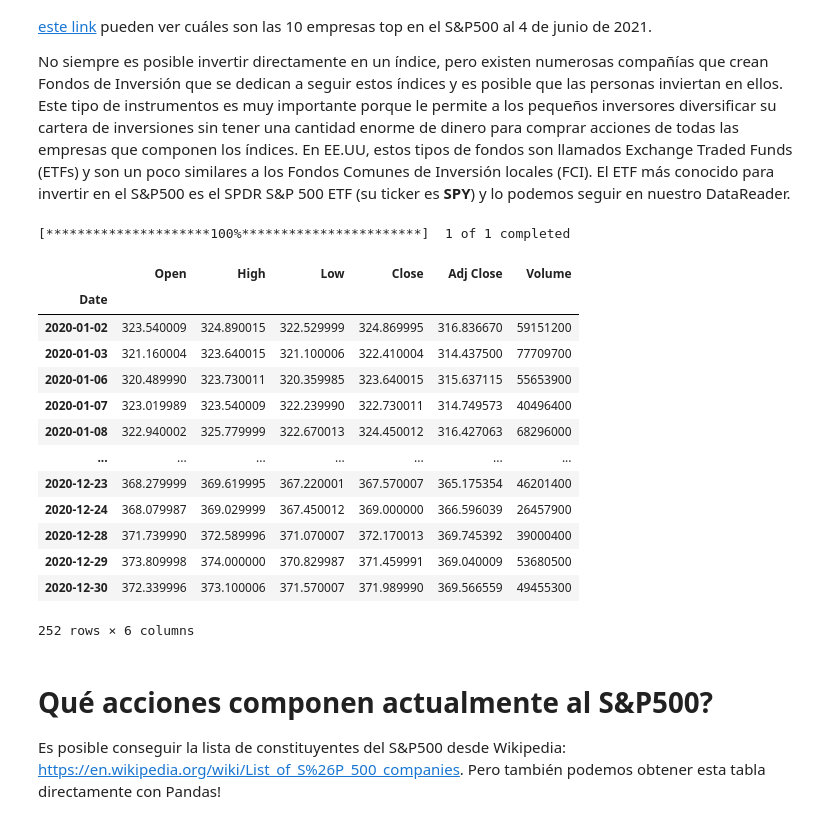
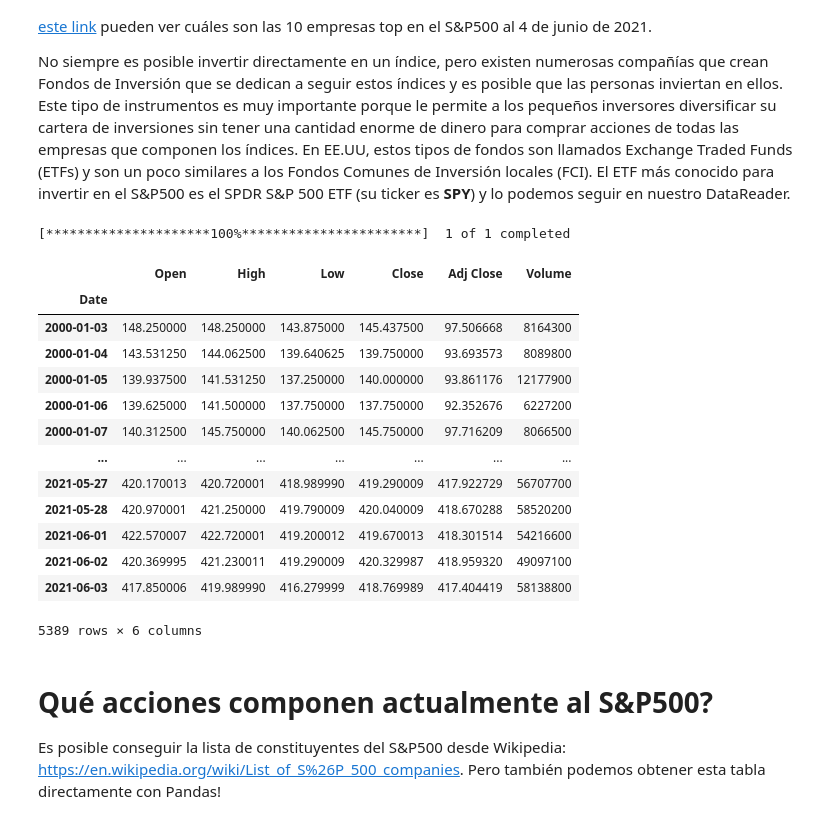
Before and after one commit to exsantucho/EntregasMentoria, a Jupyter notebook: Práctico 2 - Exploración y Curación de datos-V01-E.ipynb, the cells around one changed output. Cells and saved outputs as stored; diff of their text form; code cells hidden in the pictures.

```diff
--- a/Práctico 2 - Exploración y Curación de datos-V01-E.ipynb
+++ b/Práctico 2 - Exploración y Curación de datos-V01-E.ipynb
@@ -22,43 +22,43 @@ import seaborn as sns
 # %%
 #------Desestimo lo de arriba porque no corre---------------
 # tickers = ['SPY']
 
 # start_date = '2000-01-01'
 # end_date = '2020-12-31'
 
 # data.DataReader(
 #     tickers,
 #     start=start_date,
 #     end=end_date,
 #     data_source='yahoo',
 # )["Adj Close"].plot(figsize=(16,9))
 #------Desestimo lo de arriba porque no corre---------------
 
 yf.pdr_override()
 
 # download dataframe
-start_date = "2020-01-01"
-end_date = "2020-12-31"
+start_date = "2000-01-01"
+end_date = "2021-06-04"
 data_spy = data.get_data_yahoo("SPY", start=start_date, end=end_date)
 # data_spy.head()
 # data_spy['Adj Close'].plot(figsize=(16,9))
 data_spy
 # %% [output]
 [*********************100%***********************]  1 of 1 completed
 |  | Open | High | Low | Close | Adj Close | Volume |
 | Date |  |  |  |  |  |  |
-| 2020-01-02 | 323.540009 | 324.890015 | 322.529999 | 324.869995 | 316.836670 | 59151200 |
-| 2020-01-03 | 321.160004 | 323.640015 | 321.100006 | 322.410004 | 314.437500 | 77709700 |
-| 2020-01-06 | 320.489990 | 323.730011 | 320.359985 | 323.640015 | 315.637115 | 55653900 |
-| 2020-01-07 | 323.019989 | 323.540009 | 322.239990 | 322.730011 | 314.749573 | 40496400 |
-| 2020-01-08 | 322.940002 | 325.779999 | 322.670013 | 324.450012 | 316.427063 | 68296000 |
+| 2000-01-03 | 148.250000 | 148.250000 | 143.875000 | 145.437500 | 97.506668 | 8164300 |
+| 2000-01-04 | 143.531250 | 144.062500 | 139.640625 | 139.750000 | 93.693573 | 8089800 |
+| 2000-01-05 | 139.937500 | 141.531250 | 137.250000 | 140.000000 | 93.861176 | 12177900 |
+| 2000-01-06 | 139.625000 | 141.500000 | 137.750000 | 137.750000 | 92.352676 | 6227200 |
+| 2000-01-07 | 140.312500 | 145.750000 | 140.062500 | 145.750000 | 97.716209 | 8066500 |
 | ... | ... | ... | ... | ... | ... | ... |
-| 2020-12-23 | 368.279999 | 369.619995 | 367.220001 | 367.570007 | 365.175354 | 46201400 |
-| 2020-12-24 | 368.079987 | 369.029999 | 367.450012 | 369.000000 | 366.596039 | 26457900 |
-| 2020-12-28 | 371.739990 | 372.589996 | 371.070007 | 372.170013 | 369.745392 | 39000400 |
-| 2020-12-29 | 373.809998 | 374.000000 | 370.829987 | 371.459991 | 369.040009 | 53680500 |
-| 2020-12-30 | 372.339996 | 373.100006 | 371.570007 | 371.989990 | 369.566559 | 49455300 |
+| 2021-05-27 | 420.170013 | 420.720001 | 418.989990 | 419.290009 | 417.922729 | 56707700 |
+| 2021-05-28 | 420.970001 | 421.250000 | 419.790009 | 420.040009 | 418.670288 | 58520200 |
+| 2021-06-01 | 422.570007 | 422.720001 | 419.200012 | 419.670013 | 418.301514 | 54216600 |
+| 2021-06-02 | 420.369995 | 421.230011 | 419.290009 | 420.329987 | 418.959320 | 49097100 |
+| 2021-06-03 | 417.850006 | 419.989990 | 416.279999 | 418.769989 | 417.404419 | 58138800 |
-252 rows × 6 columns
+5389 rows × 6 columns
 # %% [markdown]
 # Qué acciones componen actualmente al S&P500?
 
```
Also changed, not shown: parts of 10 cells of this notebook, 1 other file.
